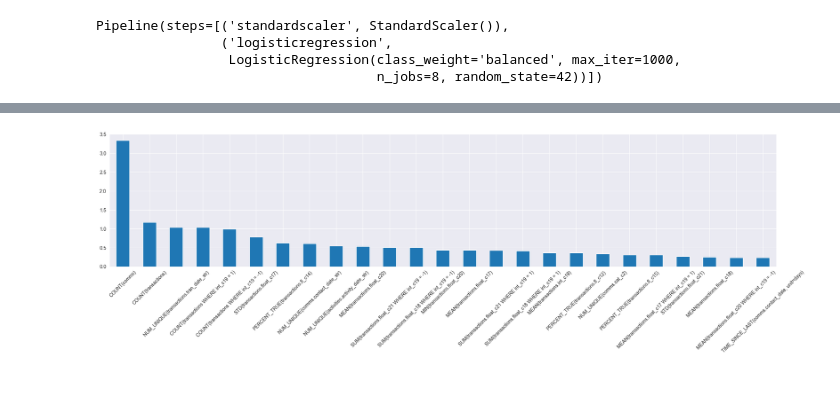
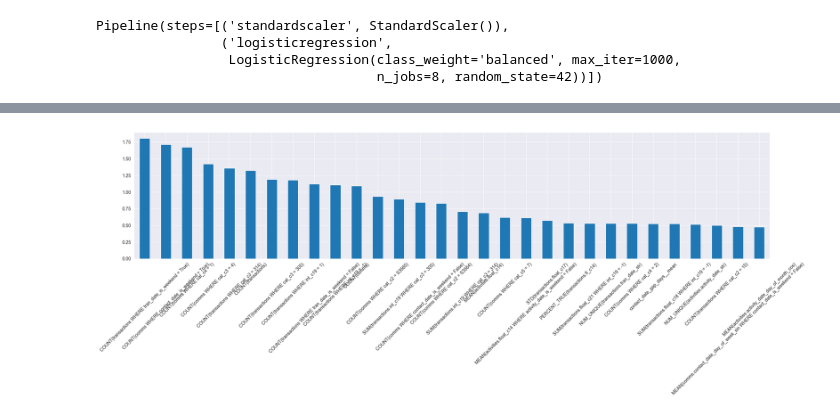
Before and after one commit to danproshyn/ff_internship, a Jupyter notebook: models/logistic_regression.ipynb, the cells around one changed output, grey strips where cells are left out. Cells and saved outputs as stored; diff of their text form; code cells hidden in the pictures; blank space fills up the shorter version.

```diff
--- a/models/logistic_regression.ipynb
+++ b/models/logistic_regression.ipynb
@@ -13,7 +13,7 @@ from model_utils import split_dataset, split_dataset_v2
 # FEATURES_PATH = '../data/features/features_no_row_delete_inner_join.csv'
 # X_train, X_valid, X_test, y_train, y_valid, y_test = split_dataset(CLIENT_PATH, FEATURES_PATH, valid_size=0.2)
 
-FEATURES_PATH = '../data/features/features_auto_v1.csv'
+FEATURES_PATH = '../data/features/features_auto_v2.csv'
 X_train, X_valid, X_test, y_train, y_valid, y_test = split_dataset_v2(FEATURES_PATH, valid_size=0.2)
 # %%
 from sklearn.preprocessing import StandardScaler
@@ -71,9 +71,9 @@ plot_pr_curve(y_true, y_pred_proba)
 # %%
 # Feature importance
 coefs = model.named_steps['logisticregression'].coef_[0]
 features_importance = pd.Series(coefs, index=X_train.columns).map(abs).sort_values(ascending=False)
-features_importance.head(25).plot(kind='bar', figsize=(25, 5))
+features_importance.head(30).plot(kind='bar', figsize=(25, 5))
 plt.xticks(rotation=45)
 plt.show()
 # %% [output]
-[figure, old version]
+[figure, new version]
```
Also changed, not shown: parts of 4 cells of this notebook, 4 other files.
